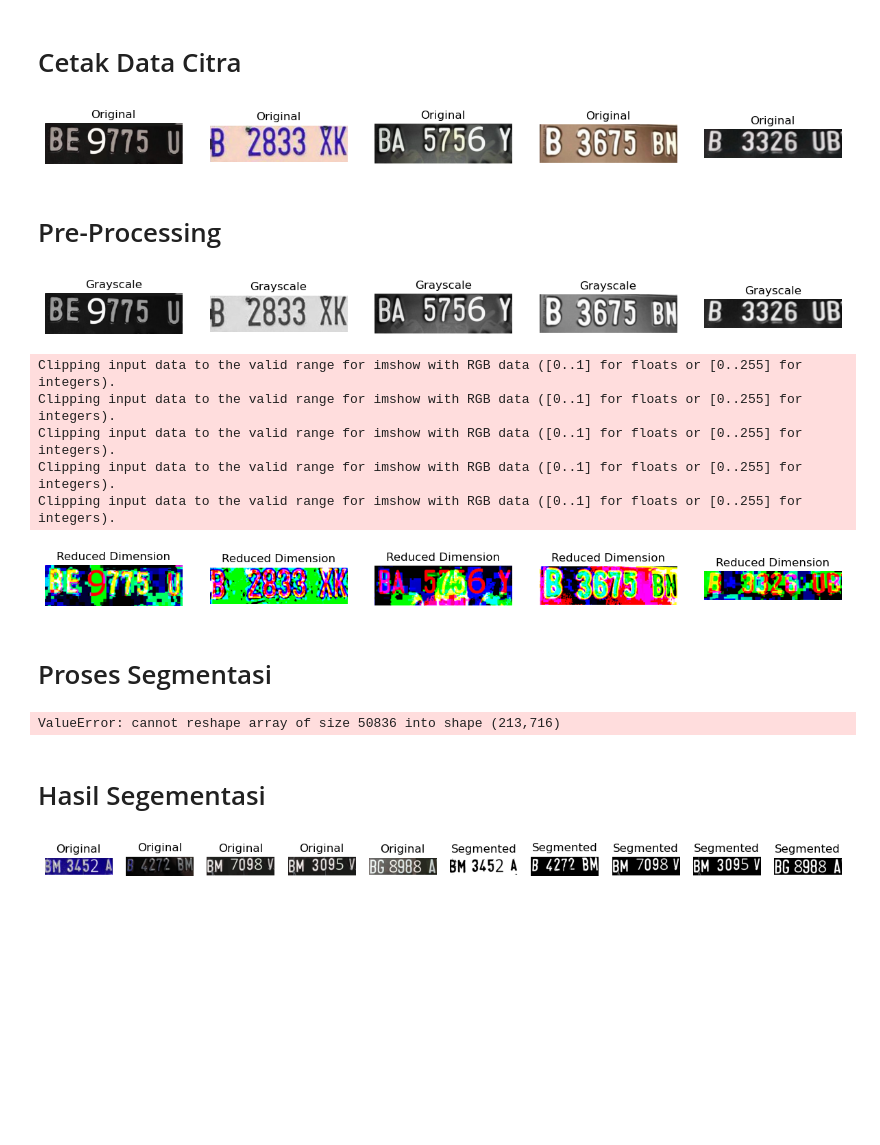
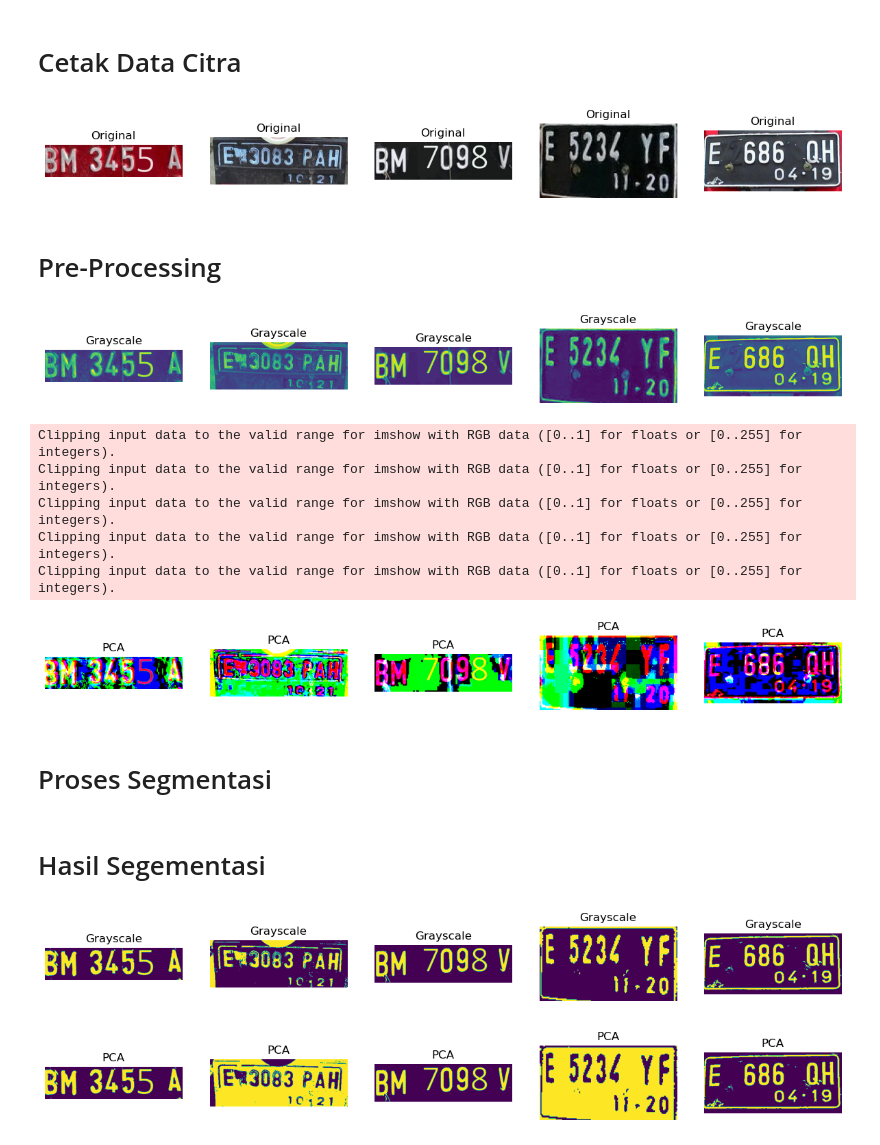
Before and after one commit to BimaBayuUWUUU/2141720019_Machine-Learning_2023, a Jupyter notebook: UTS/UTS_Machine Learning.ipynb, the cells around one changed output. Cells and saved outputs as stored; diff of their text form; code cells hidden in the pictures; blank space fills up the shorter version.

```diff
--- a/UTS/UTS_Machine Learning.ipynb
+++ b/UTS/UTS_Machine Learning.ipynb
@@ -50,9 +58,17 @@ selected_images = random.sample(all_image_files, 5)
 # %%
 # Muat dan tampilkan citra-citra yang dipilih sebelum segmentasi
 original_images = [cv2.imread(img) for img in selected_images]
-show_images(original_images, titles=['Original']*len(original_images))
+
+# Menampilkan citra asli dengan judul "Original" (dalam format RGB)
+fig, axes = plt.subplots(1, len(original_images), figsize=(15, 5))
+for ax, image in zip(axes, original_images):
+    rgb_image = cv2.cvtColor(image, cv2.COLOR_BGR2RGB)
+    ax.imshow(rgb_image)
+    ax.set_title('Original')
+    ax.axis('off')
+plt.show()
 # %% [output]
-[figure, old version]
+[figure, new version]
 # %% [markdown]
 # Pre-Processing
 # %%
@@ -63,14 +80,14 @@ grayscale_images = [cv2.cvtColor(img, cv2.COLOR_BGR2GRAY) for img in original_im
 reduced_images = [pca.fit_transform(img.reshape((-1, 3))).reshape(img.shape) for img in original_images]
 # %%
 show_images(grayscale_images, titles=['Grayscale']*len(grayscale_images))
-show_images(reduced_images, titles=['Reduced Dimension']*len(reduced_images))
+show_images(reduced_images, titles=['PCA']*len(reduced_images))
 # %% [output]
-[figure, old version]
+[figure, new version]
 Clipping input data to the valid range for imshow with RGB data ([0..1] for floats or [0..255] for integers).
 Clipping input data to the valid range for imshow with RGB data ([0..1] for floats or [0..255] for integers).
 Clipping input data to the valid range for imshow with RGB data ([0..1] for floats or [0..255] for integers).
 Clipping input data to the valid range for imshow with RGB data ([0..1] for floats or [0..255] for integers).
 Clipping input data to the valid range for imshow with RGB data ([0..1] for floats or [0..255] for integers).
-[figure, old version]
+[figure, new version]
 # %% [markdown]
 # Proses Segmentasi
@@ -80,12 +100,12 @@ segmented_images_pca = [kmeans_segmentation(img) for img in reduced_images]
-# %%
-# Lakukan segmentasi pada citra-citra yang telah di-preprocess
-segmented_images_gray = [kmeans_segmentation(img) for img in grayscale_images]
-# %% [output]
-ValueError: cannot reshape array of size 50836 into shape (213,716)
 # %% [markdown]
 # Hasil Segementasi
+# %%
+# Tampilkan perbandingan citra sebelum dan sesudah segmentasi
+show_images(segmented_images_gray,['Grayscale']*len(segmented_images_gray))
+# %% [output]
+[figure, added]
 # %%
 # Tampilkan perbandingan citra sebelum dan sesudah segmentasi
-show_images(original_images + segmented_images, titles=['Original']*len(original_images) + ['Segmented']*len(segmented_images_pca))
+show_images(segmented_images_pca,['PCA']*len(segmented_images_pca))
 # %% [output]
-[figure, old version]
+[figure, new version]
```
Also changed, not shown: parts of 7 cells of this notebook, 46 other files.
